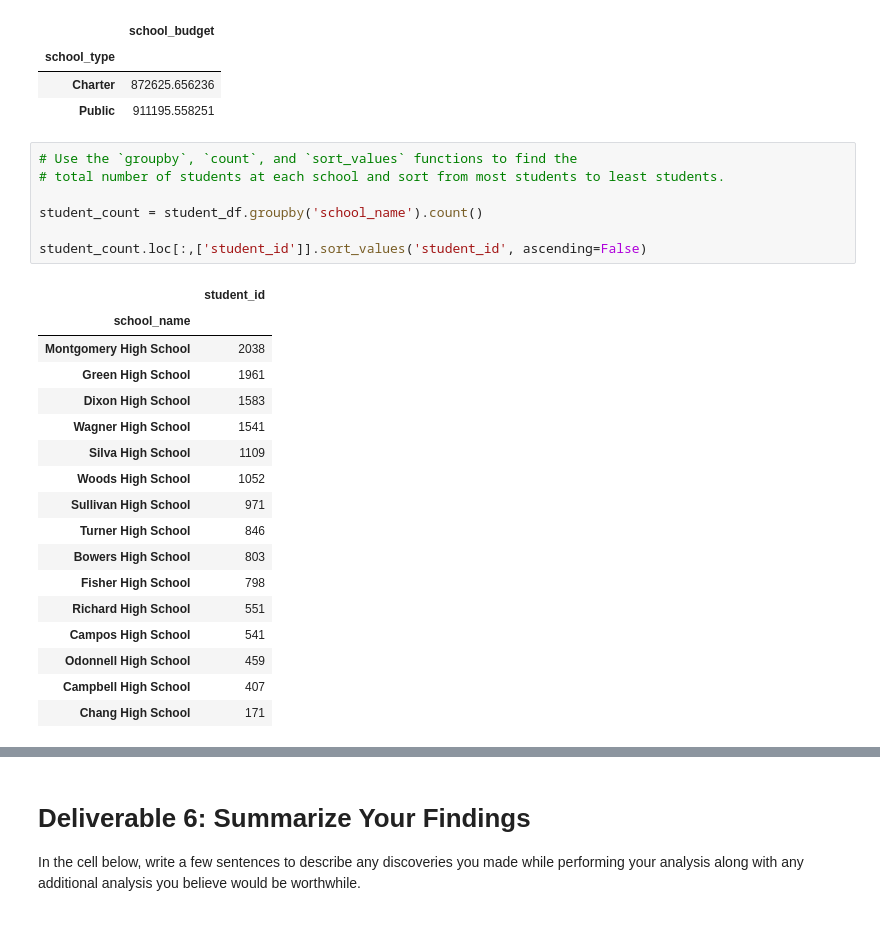
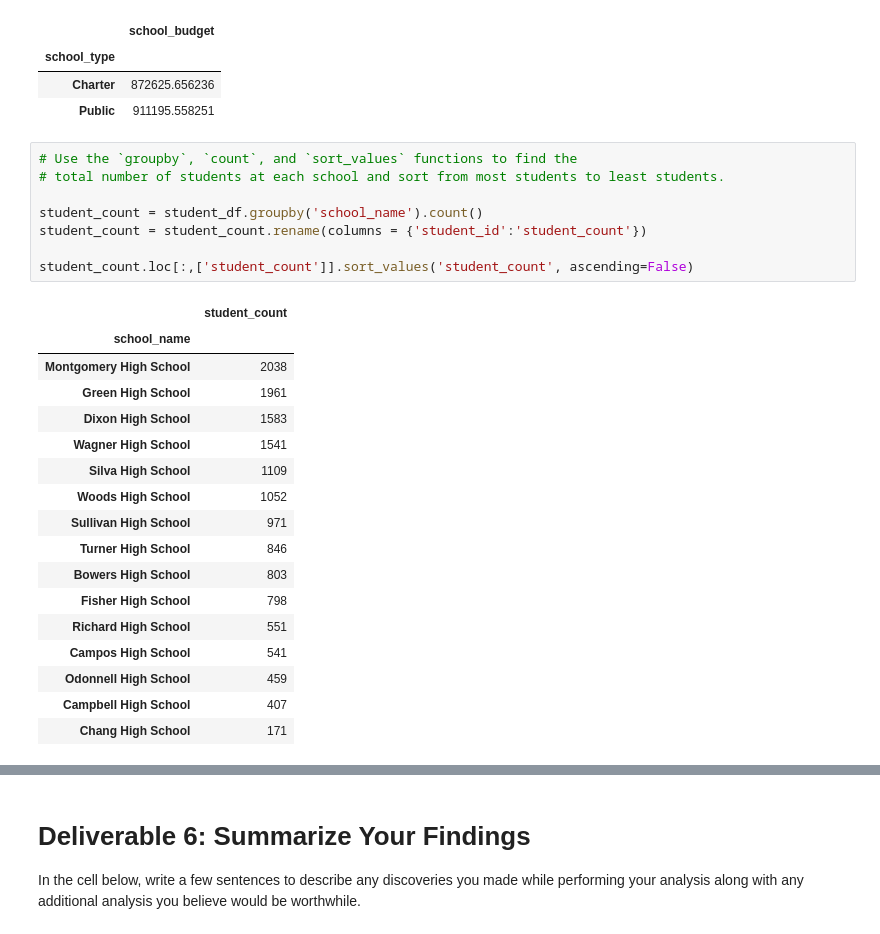
Before and after one commit to whartzler/Student_Data_Challenge, a Jupyter notebook: Student_Data_Challenge_Starter_Code.ipynb, the cells around one changed output, grey strips where cells are left out. Drawn from its saved outputs; the diff is of its cells as text.

Commit message:
updated to change student id to student count

```diff
--- a/Student_Data_Challenge_Starter_Code.ipynb
+++ b/Student_Data_Challenge_Starter_Code.ipynb
@@ -272,12 +272,13 @@ avg_school_budget.loc[:,['school_budget']]
 # %%
 # Use the `groupby`, `count`, and `sort_values` functions to find the
 # total number of students at each school and sort from most students to least students.
 
 student_count = student_df.groupby('school_name').count()
+student_count = student_count.rename(columns = {'student_id':'student_count'})
 
-student_count.loc[:,['student_id']].sort_values('student_id', ascending=False)
+student_count.loc[:,['student_count']].sort_values('student_count', ascending=False)
 # %% [output]
-|  | student_id |
+|  | student_count |
 | school_name |  |
 | Montgomery High School | 2038 |
 | Green High School | 1961 |
```
Also changed, not shown: parts of 1 cell of this notebook.
